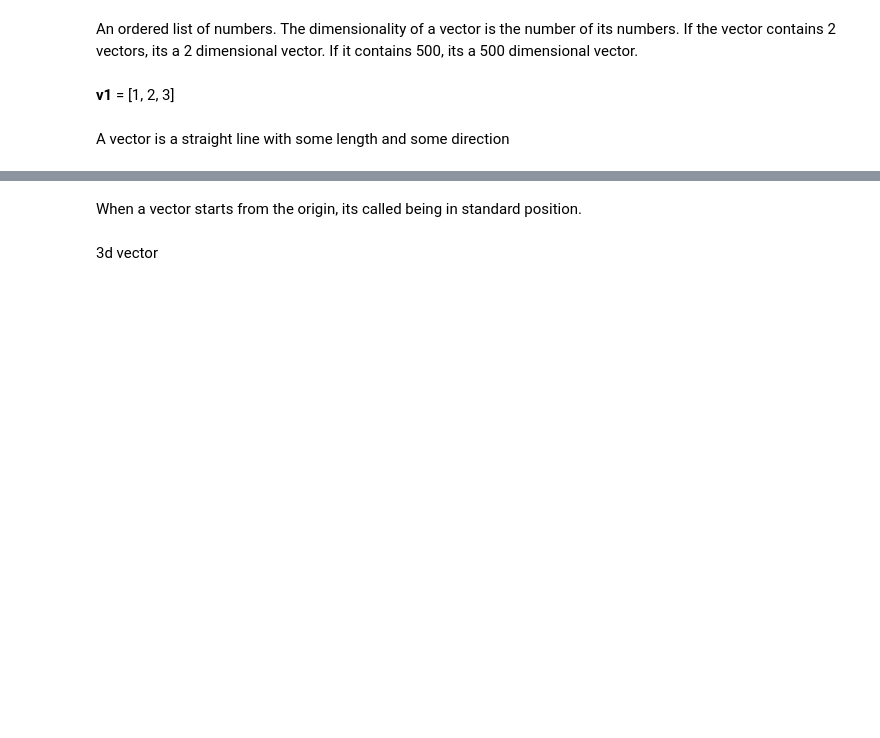
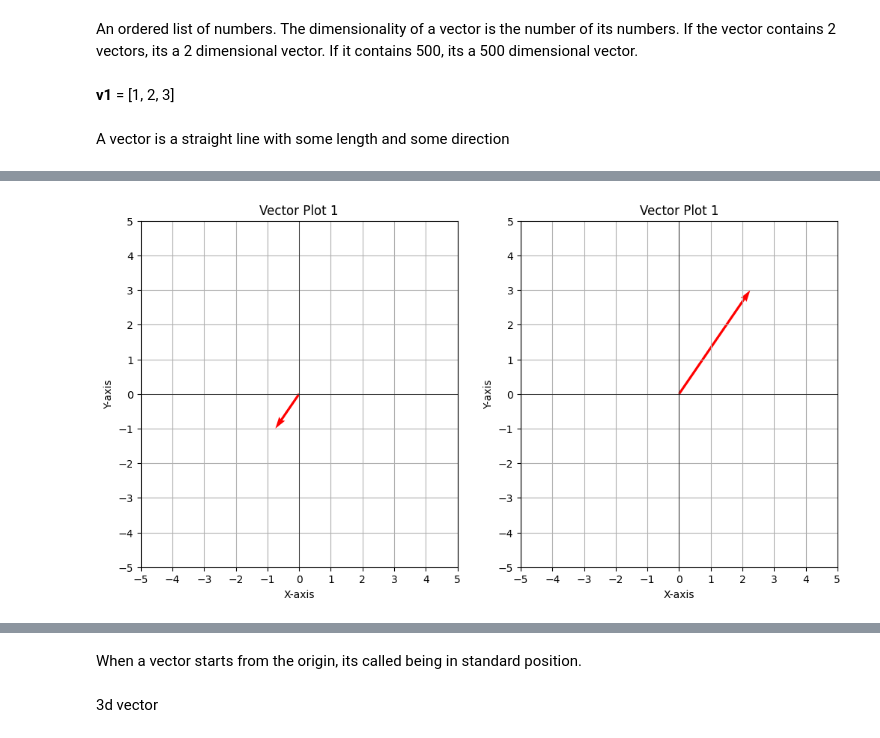
Before and after one commit to chenmargalit/10X-ML-Engineer---Python-Excercises, a Jupyter notebook: math/Linear algebra - Lesson.ipynb, the cells around one changed output, grey strips where cells are left out. Saved outputs shown, nothing was run; the diff lists cells and outputs as text; code cells hidden in the pictures; blank space fills up the shorter version.

```diff
--- a/math/Linear algebra - Lesson.ipynb
+++ b/math/Linear algebra - Lesson.ipynb
@@ -41,0 +44,21 @@ for idx, ax in enumerate((ax1, ax2)):
+# %%
+vector = np.array([3, 4])
+
+fig, (ax1, ax2) = plt.subplots(1,2, figsize=(12,6))
+
+origin = np.array([0, 0])
+
+for idx, ax in enumerate((ax1, ax2)):
+    ax.set_xticks(np.arange(-5, 6, 1))
+    ax.set_yticks(np.arange(-5, 6, 1))
+    ax.quiver(*origin, *vector * (idx + -0.25), angles='xy', scale_units='xy', scale=1, color='r')
+    ax.axhline(0, color='black', linewidth=0.5)
+    ax.axvline(0, color='black', linewidth=0.5)
+    ax.set_xlim(-5, 5)
+    ax.set_ylim(-5, 5)
+    ax.set_xlabel('X-axis')
+    ax.set_ylabel('Y-axis')
+    ax.set_title('Vector Plot 1')
+    ax.grid(True)
+# %% [output]
+[figure, added]
```
Also changed, not shown: parts of 140 cells of this notebook.
